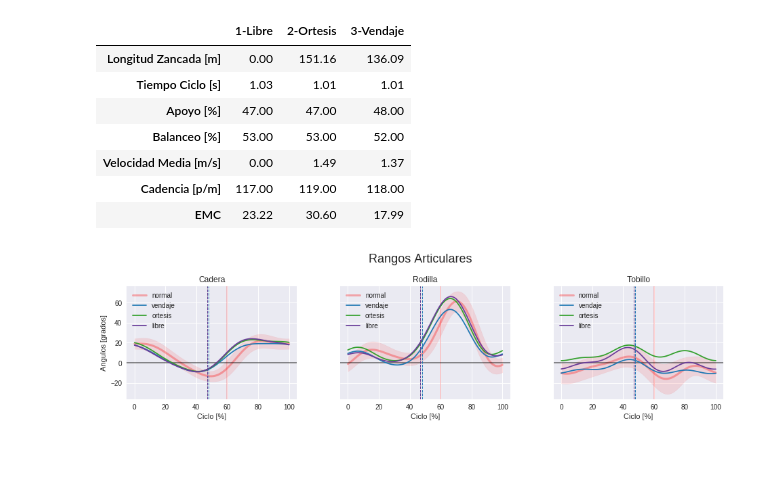
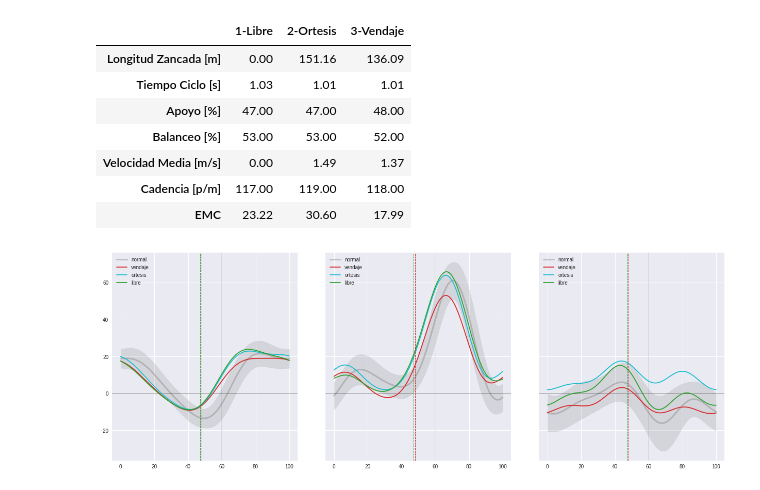
Before and after one commit to mramis/masmarcha, a Jupyter notebook: sample/Workbench.ipynb, the cells around one changed output. Cells and saved outputs as stored; diff of their text form; code cells hidden in the pictures; blank space fills up the shorter version.

```diff
--- a/sample/Workbench.ipynb
+++ b/sample/Workbench.ipynb
@@ -622,91 +765,91 @@ parametrosET.round(2)
 use('seaborn')
 
 fig, (hipax, kneeax, ankleax) = plt.subplots(nrows=1, ncols=3, sharey=True)
-fig.suptitle('Rangos Articulares', size=18)
-fig.set_figheight(4)
-fig.set_figwidth(14)
-fig.tight_layout(pad=5)
+# fig.suptitle('Rangos Articulares', size=18)
+fig.set_figheight(7)
+fig.set_figwidth(18)
+fig.tight_layout(pad=4)
+C = {c:v for c, v, in zip('az na ve ro vi ma rs gr mz cy'.split(), plt.get_cmap('tab10').colors)}
+
 
 # Normal
 # cadera
 hmean = Norm.loc['cadera', 'mean']
 hsd = Norm.loc['cadera', 'sd']
-hipax.set_title('Cadera')
-lnorm, = hipax.plot(hmean, color='r', alpha=.3, linewidth=3)
-hipax.fill_between(np.arange(hmean.size), hmean - hsd*2, hmean + hsd*2, color='r', alpha=.1)
-hipax.axvline(60, color='r', alpha=.2)
-hipax.axhline(0, 0, 100, color='k', alpha=.5)
-hipax.set_xlabel('Ciclo [%]')
-hipax.set_ylabel('Angulos [grados]')
+# hipax.set_title('Cadera')
+lnorm, = hipax.plot(hmean, color=C['gr'], alpha=.4, linewidth=3)
+hipax.fill_between(np.arange(hmean.size), hmean - hsd*2, hmean + hsd*2, color=C['gr'], alpha=.2)
+hipax.axvline(60, color=C['gr'], alpha=.2)
+hipax.axhline(0, 0, 100, linewidth=.7, color='k', alpha=.7)
+# hipax.set_xlabel('Ciclo [%]')
+# hipax.set_ylabel('Angulos [grados]')
 # rodilla
 kmean = Norm.loc['rodilla', 'mean']
 ksd = Norm.loc['rodilla', 'sd']
-kneeax.set_title('Rodilla')
-kneeax.plot(kmean, color='r', alpha=.3, linewidth=3)
-kneeax.fill_between(np.arange(kmean.size), kmean - ksd*2, kmean + ksd*2, color='r', alpha=.1)
-kneeax.axvline(60, color='r', alpha=.2)
-kneeax.axhline(0, 0, 100, color='k', alpha=.5)
-kneeax.set_xlabel('Ciclo [%]')
+# kneeax.set_title('Rodilla')
+kneeax.plot(kmean, color=C['gr'], alpha=.4, linewidth=3)
+kneeax.fill_between(np.arange(kmean.size), kmean - ksd*2, kmean + ksd*2, color=C['gr'], alpha=.2)
+kneeax.axvline(60, color=C['gr'], alpha=.2)
+kneeax.axhline(0, 0, 100, linewidth=.7, color='k', alpha=.7)
+# kneeax.set_xlabel('Ciclo [%]')
 # tobillo
 amean = Norm.loc['tobillo', 'mean']
 asd = Norm.loc['tobillo', 'sd']
-ankleax.set_title('Tobillo')
-ankleax.plot(amean, color='r', alpha=.3, linewidth=3)
-ankleax.fill_between(np.arange(amean.size), amean - asd*2, amean + asd*2, color='r', alpha=.1)
-ankleax.axvline(60, color='r', alpha=.2)
-ankleax.axhline(0, 0, 100, color='k', alpha=.5)
-ankleax.set_xlabel('Ciclo [%]')
+# ankleax.set_title('Tobillo')
+ankleax.plot(amean, color=C['gr'], alpha=.4, linewidth=3)
+ankleax.fill_between(np.arange(amean.size), amean - asd*2, amean + asd*2, color=C['gr'], alpha=.2)
+ankleax.axvline(60, color=C['gr'], alpha=.2)
+ankleax.axhline(0, 0, 100, linewidth=.7, color='k', alpha=.7)
+# ankleax.set_xlabel('Ciclo [%]')
 
 
 K1, K2, K3 = kinematics
-color = plt.get_cmap('Paired').colors
-v, o, l = color[1], color[3], color[9]
 #Angulos
 #1
-lvendaje, = hipax.plot(K1.get_joint('hip', 'right')[0], color=v)
-kneeax.plot(K1.get_joint('knee', 'right')[0], color=v)
-ankleax.plot(K1.get_joint('ankle', 'right')[0], color=v)
+lvendaje, = hipax.plot(K1.get_joint('hip', 'right')[0], color=C['ro'])
+kneeax.plot(K1.get_joint('knee', 'right')[0], color=C['ro'])
+ankleax.plot(K1.get_joint('ankle', 'right')[0], color=C['ro'])
 #2
-lortesis, = hipax.plot(K2.get_joint('hip', 'right')[0], color=o)
-kneeax.plot(K2.get_joint('knee', 'right')[0], color=o)
-ankleax.plot(K2.get_joint('ankle', 'right')[0], color=o)
+lortesis, = hipax.plot(K2.get_joint('hip', 'right')[0], color=C['cy'])
+kneeax.plot(K2.get_joint('knee', 'right')[0], color=C['cy'])
+ankleax.plot(K2.get_joint('ankle', 'right')[0], color=C['cy'])
 #3
-llibre, = hipax.plot(K3.get_joint('hip', 'right')[0], color=l)
-kneeax.plot(K3.get_joint('knee', 'right')[0], color=l)
-ankleax.plot(K3.get_joint('ankle', 'right')[0], color=l)
+llibre, = hipax.plot(K3.get_joint('hip', 'right')[0], color=C['ve'])
+kneeax.plot(K3.get_joint('knee', 'right')[0], color=C['ve'])
+ankleax.plot(K3.get_joint('ankle', 'right')[0], color=C['ve'])
 
 # Fases
 #1
-hipax.axvline(K1.get_phases('right')[0], linestyle='--', linewidth=1, color=v)
-kneeax.axvline(K1.get_phases('right')[0], linestyle='--', linewidth=1, color=v)
-ankleax.axvline(K1.get_phases('right')[0], linestyle='--', linewidth=1, color=v)
+hipax.axvline(K1.get_phases('right')[0], linestyle='--', linewidth=1, color=C['ro'])
+kneeax.axvline(K1.get_phases('right')[0], linestyle='--', linewidth=1, color=C['ro'])
+ankleax.axvline(K1.get_phases('right')[0], linestyle='--', linewidth=1, color=C['ro'])
 #2
-hipax.axvline(K2.get_phases('right')[0], linestyle='--', linewidth=1, color=o)
-kneeax.axvline(K2.get_phases('right')[0], linestyle='--', linewidth=1, color=o)
-ankleax.axvline(K2.get_phases('right')[0], linestyle='--', linewidth=1, color=o)
+hipax.axvline(K2.get_phases('right')[0], linestyle='--', linewidth=1, color=C['cy'])
+kneeax.axvline(K2.get_phases('right')[0], linestyle='--', linewidth=1, color=C['cy'])
+ankleax.axvline(K2.get_phases('right')[0], linestyle='--', linewidth=1, color=C['cy'])
 #3
-hipax.axvline(K3.get_phases('right')[0], linestyle='--', linewidth=1, color=l)
-kneeax.axvline(K3.get_phases('right')[0], linestyle='--', linewidth=1, color=l)
-ankleax.axvline(K3.get_phases('right')[0], linestyle='--', linewidth=1, color=l)
+hipax.axvline(K3.get_phases('right')[0], linestyle='--', linewidth=1, color=C['ve'])
+kneeax.axvline(K3.get_phases('right')[0], linestyle='--', linewidth=1, color=C['ve'])
+ankleax.axvline(K3.get_phases('right')[0], linestyle='--', linewidth=1, color=C['ve'])
 
 
 #legends
 hipax.legend(
     [lnorm, lvendaje, lortesis, llibre],
     ['normal', 'vendaje', 'ortesis', 'libre'],
     loc=2
 )
 kneeax.legend(
     [lnorm, lvendaje, lortesis, llibre],
     ['normal', 'vendaje', 'ortesis', 'libre'],
     loc=2
 )
 ankleax.legend(
     [lnorm, lvendaje, lortesis, llibre],
     ['normal', 'vendaje', 'ortesis', 'libre'],
     loc=2
 )
 
-plt.savefig('rangos.png', dpi=300)
+plt.savefig('ferrando-rangos.png', dpi=500)
 # %% [output]
-[figure, old version]
+[figure, new version]
```
Also changed, not shown: parts of 6 cells of this notebook.
